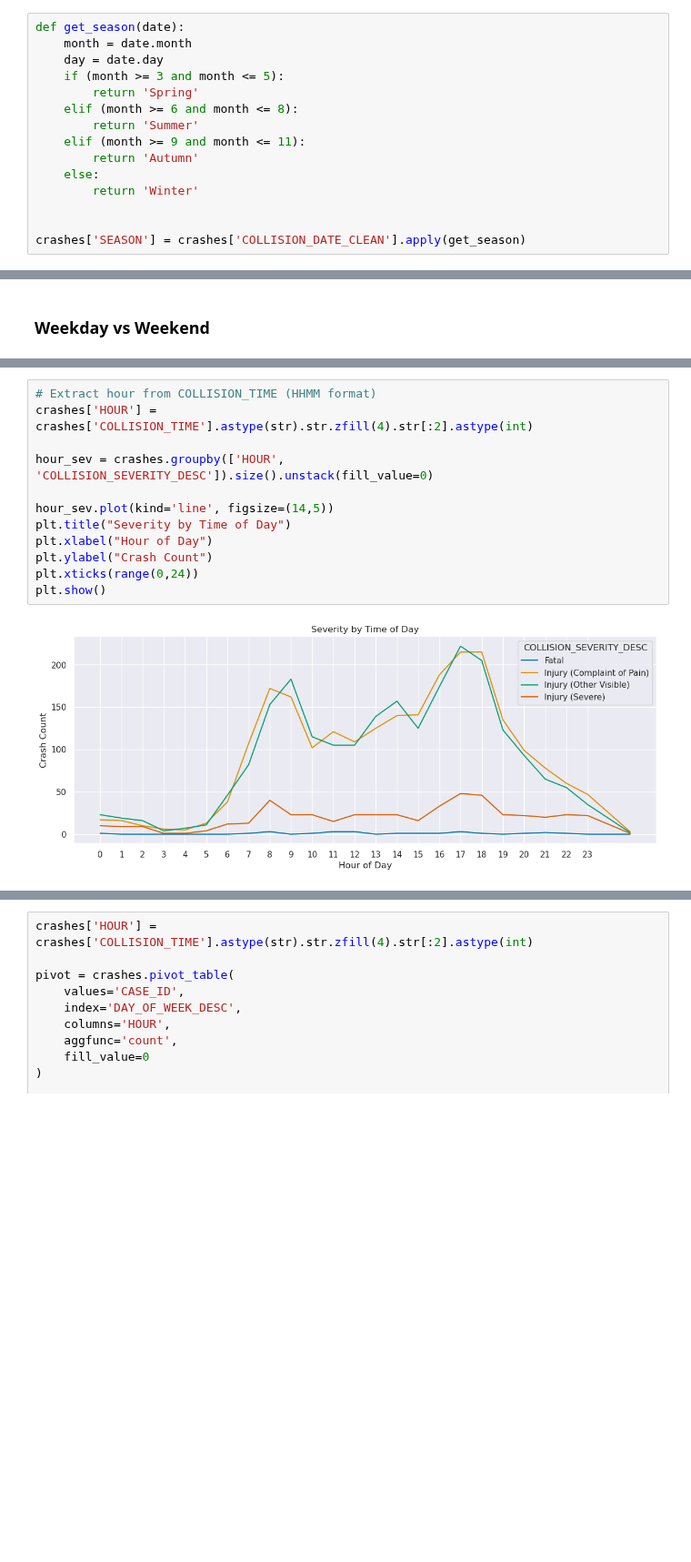
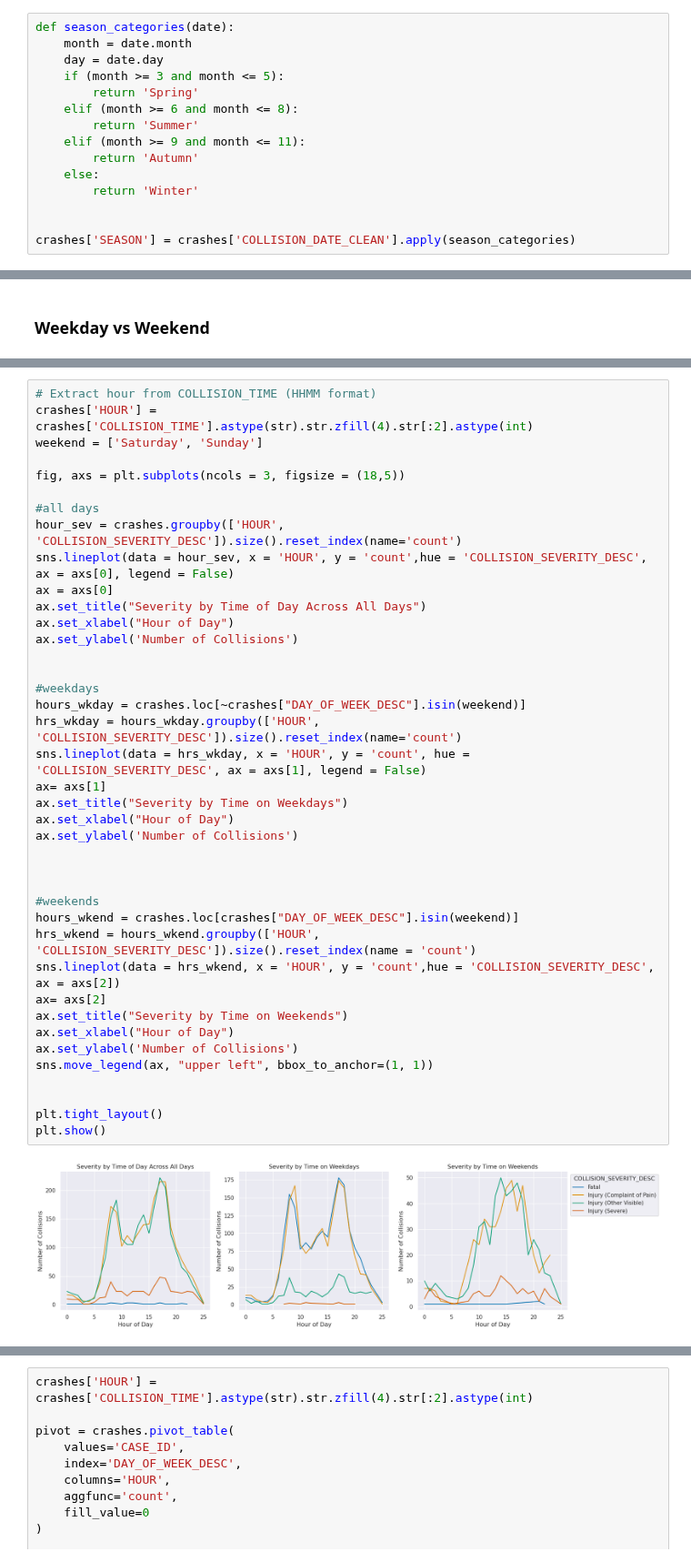
Before and after one commit to UCB-stat-159-f25/final-group07, a Jupyter notebook: data_exploration.ipynb, the cells around one changed output, grey strips where cells are left out. Shown at 91% size. Cells and saved outputs as stored; diff of their text form; blank space fills up the shorter version.

Commit message:
more eda for temporal times

```diff
--- a/data_exploration.ipynb
+++ b/data_exploration.ipynb
@@ -120,7 +125,7 @@ crashes['COLLISION_MONTH'] = crashes['COLLISION_DATE_CLEAN'].dt.month_name()
 # %% [markdown]
 ### Seasonal Variation
 # %%
-def get_season(date):
+def season_categories(date):
     month = date.month
     day = date.day
     if (month >= 3 and month <= 5):
@@ -133,7 +138,7 @@ def get_season(date):
         return 'Winter'
 
 
-crashes['SEASON'] = crashes['COLLISION_DATE_CLEAN'].apply(get_season)
+crashes['SEASON'] = crashes['COLLISION_DATE_CLEAN'].apply(season_categories)
 # %%
 hue_columns = [
     'COLLISION_SEVERITY_DESC',
@@ -234,14 +258,42 @@ plt.show()
 # %%
 # Extract hour from COLLISION_TIME (HHMM format)
 crashes['HOUR'] = crashes['COLLISION_TIME'].astype(str).str.zfill(4).str[:2].astype(int)
+weekend = ['Saturday', 'Sunday']
 
-hour_sev = crashes.groupby(['HOUR', 'COLLISION_SEVERITY_DESC']).size().unstack(fill_value=0)
+fig, axs = plt.subplots(ncols = 3, figsize = (18,5))
 
-hour_sev.plot(kind='line', figsize=(14,5))
-plt.title("Severity by Time of Day")
-plt.xlabel("Hour of Day")
-plt.ylabel("Crash Count")
-plt.xticks(range(0,24))
+#all days
+hour_sev = crashes.groupby(['HOUR', 'COLLISION_SEVERITY_DESC']).size().reset_index(name='count')
+sns.lineplot(data = hour_sev, x = 'HOUR', y = 'count',hue = 'COLLISION_SEVERITY_DESC', ax = axs[0], legend = False)
+ax = axs[0]
+ax.set_title("Severity by Time of Day Across All Days")
+ax.set_xlabel("Hour of Day")
+ax.set_ylabel('Number of Collisions')
+
+
+#weekdays
+hours_wkday = crashes.loc[~crashes["DAY_OF_WEEK_DESC"].isin(weekend)]
+hrs_wkday = hours_wkday.groupby(['HOUR', 'COLLISION_SEVERITY_DESC']).size().reset_index(name='count')
+sns.lineplot(data = hrs_wkday, x = 'HOUR', y = 'count', hue = 'COLLISION_SEVERITY_DESC', ax = axs[1], legend = False)
+ax= axs[1]
+ax.set_title("Severity by Time on Weekdays")
+ax.set_xlabel("Hour of Day")
+ax.set_ylabel('Number of Collisions')
+
+
+
+#weekends
+hours_wkend = crashes.loc[crashes["DAY_OF_WEEK_DESC"].isin(weekend)]
+hrs_wkend = hours_wkend.groupby(['HOUR', 'COLLISION_SEVERITY_DESC']).size().reset_index(name = 'count')
+sns.lineplot(data = hrs_wkend, x = 'HOUR', y = 'count',hue = 'COLLISION_SEVERITY_DESC', ax = axs[2])
+ax= axs[2]
+ax.set_title("Severity by Time on Weekends")
+ax.set_xlabel("Hour of Day")
+ax.set_ylabel('Number of Collisions')
+sns.move_legend(ax, "upper left", bbox_to_anchor=(1, 1))
+
+
+plt.tight_layout()
 plt.show()
 # %% [output]
-[figure, old version]
+[figure, new version]
```
Also changed, not shown: parts of 19 cells of this notebook.
